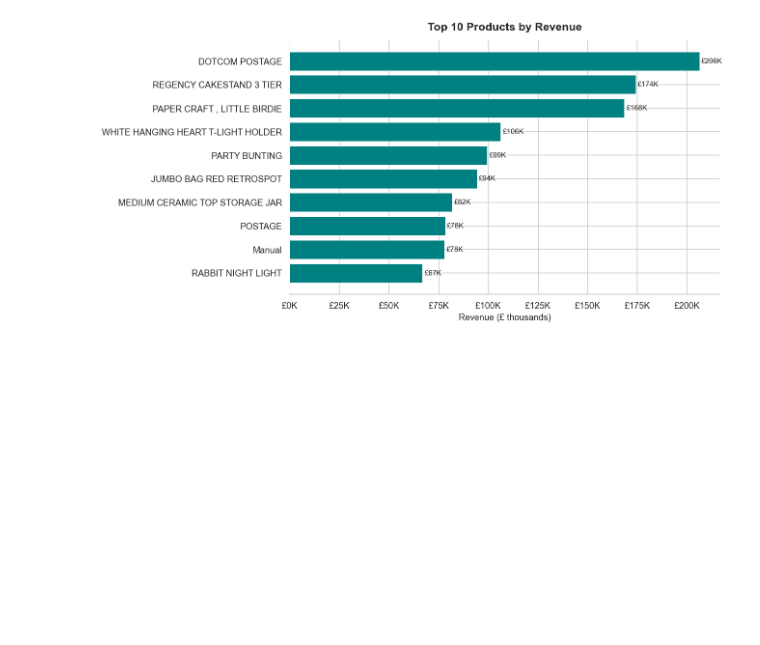
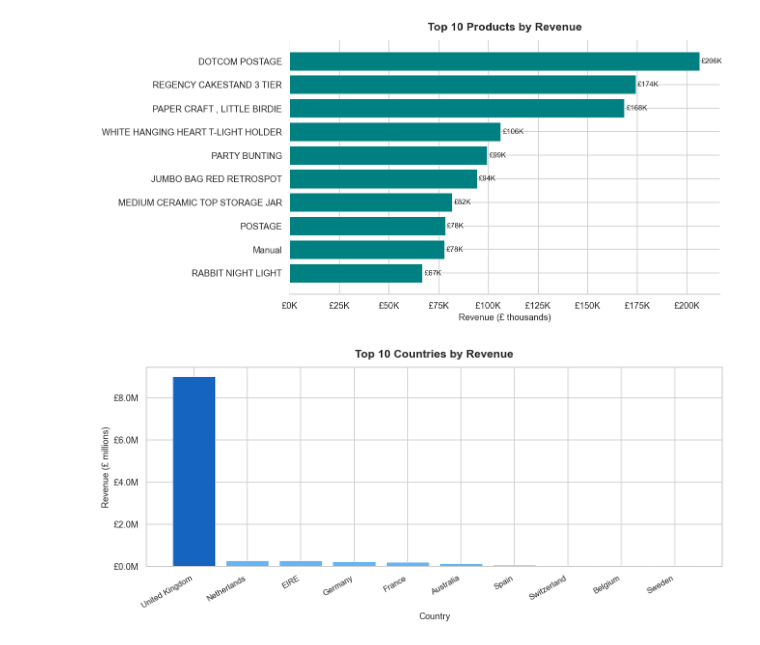
Before and after one commit to TiagoStudent/repeat-data-visualisation-ca, a Jupyter notebook: Untitled.ipynb, the cells around one changed output. Cells and saved outputs as stored; diff of their text form; code cells hidden in the pictures; blank space fills up the shorter version.

Commit message:
Top 10 Countries

```diff
--- a/Untitled.ipynb
+++ b/Untitled.ipynb
@@ -233,3 +233,26 @@ plt.tight_layout()
 plt.show()
 # %% [output]
 [figure]
+# %%
+# ── 2.4 Top 10 Countries by Revenue (Bar Chart) ─────────────────────────────
+top_countries = (df.groupby('Country')['TotalValue']
+                   .sum()
+                   .sort_values(ascending=False)
+                   .head(10)
+                   .reset_index())
+
+colors = ['#1565C0' if c == 'United Kingdom' else '#64B5F6'
+          for c in top_countries['Country']]
+
+fig, ax = plt.subplots(figsize=(11, 5))
+ax.bar(top_countries['Country'], top_countries['TotalValue'] / 1e6,
+       color=colors, edgecolor='white', linewidth=0.5)
+ax.set_title('Top 10 Countries by Revenue', fontsize=14, fontweight='bold', pad=12)
+ax.set_xlabel('Country', fontsize=11)
+ax.set_ylabel('Revenue (£ millions)', fontsize=11)
+ax.yaxis.set_major_formatter(mticker.FormatStrFormatter('£%.1fM'))
+plt.xticks(rotation=30, ha='right', fontsize=10)
+plt.tight_layout()
+plt.show()
+# %% [output]
+[figure, added]
```
